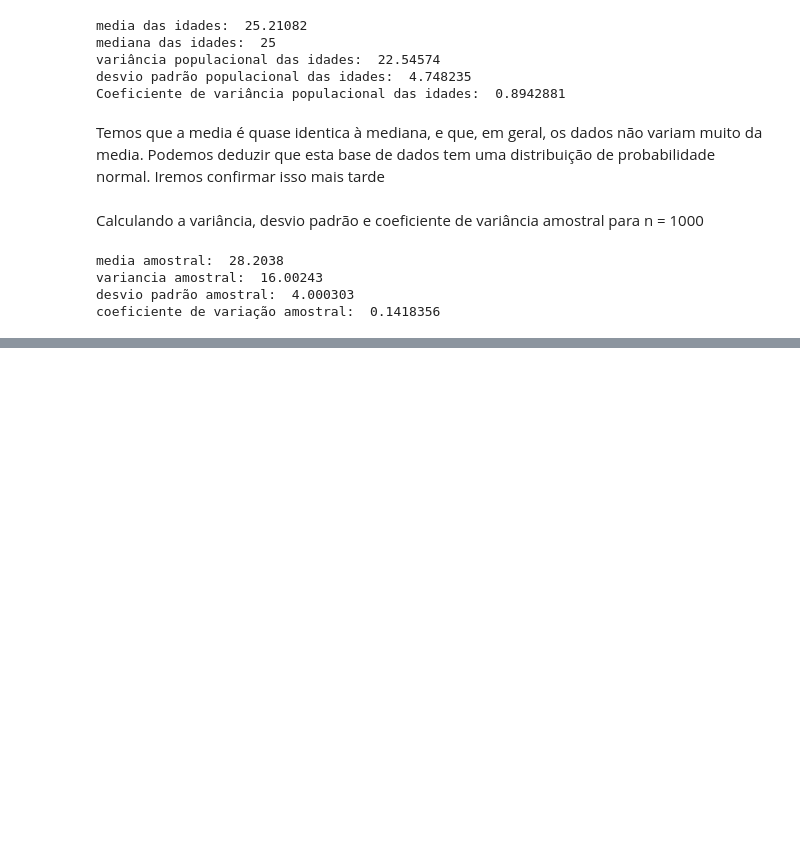
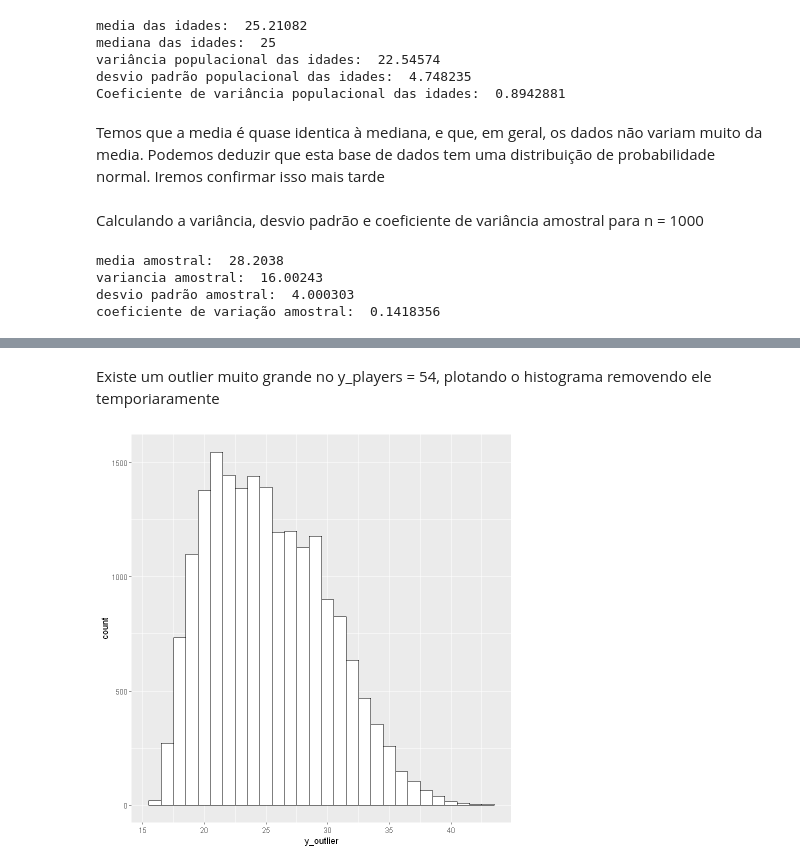
Before and after one commit to Gustavo-V-M/av_continuada_3, a Jupyter notebook: analises.ipynb, the cells around one changed output, grey strips where cells are left out. Saved outputs shown, nothing was run; the diff lists cells and outputs as text; code cells hidden in the pictures; blank space fills up the shorter version.

```diff
--- a/analises.ipynb
+++ b/analises.ipynb
@@ -72,0 +89,12 @@ coeficiente de variação amostral:  0.1418356
+# %% [markdown]
+Existe um outlier muito grande no y_players = 54, plotando o histograma removendo ele temporiaramente
+# %%
+y_outlier <- y_players[! y_players %in% 54]
+x_outlier <- seq(from = 1, to = length(y_outlier), by = 1)
+
+data_rm_outlier <- data.frame(x = x_outlier, y = y_outlier)
+
+p_outlier <- ggplot(data_rm_outlier, aes(x = y_outlier)) + geom_histogram(color="black", fill = "white", binwidth = 1)
+p_outlier
+# %% [output]
+[figure, added]
```
Also changed, not shown: parts of 10 cells of this notebook.
